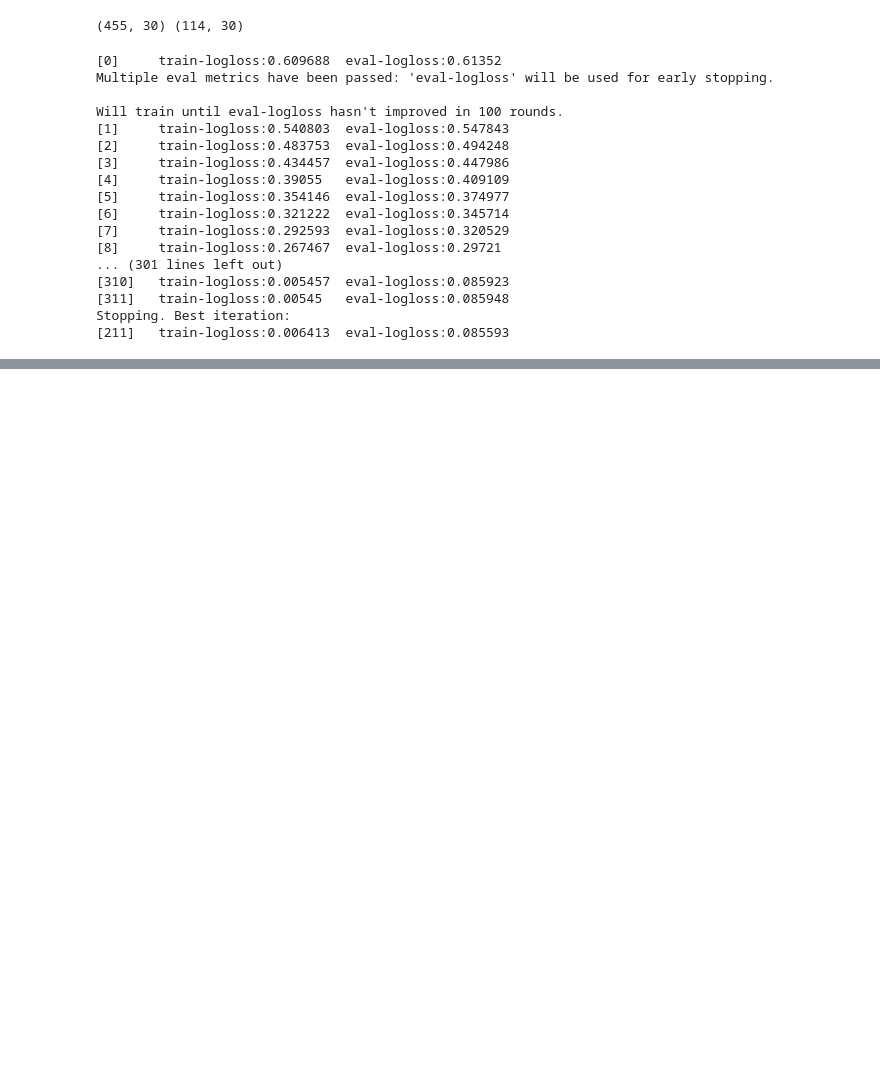
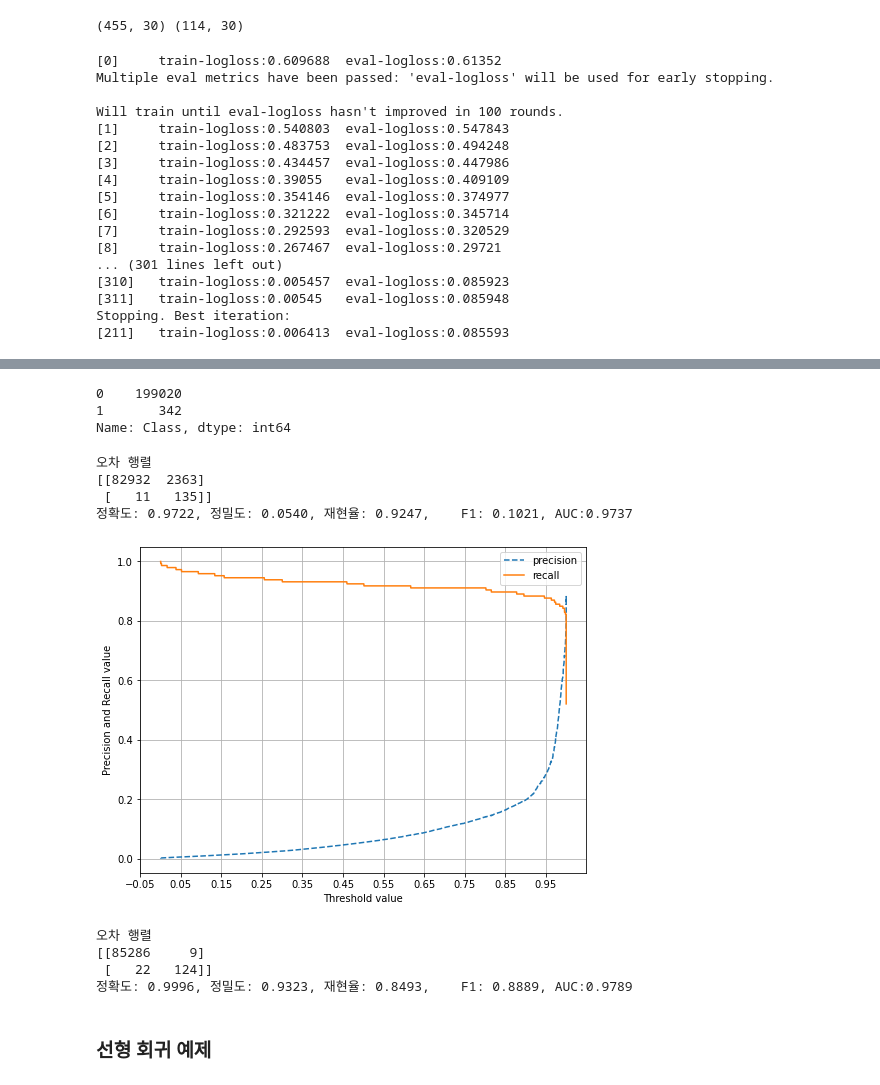
Before and after one commit to cabbi120101/TIL, a Jupyter notebook: ML/자습ML.ipynb, the cells around one changed output, grey strips where cells are left out. Cells and saved outputs as stored; diff of their text form; code cells hidden in the pictures; blank space fills up the shorter version.

```diff
--- a/ML/자습ML.ipynb
+++ b/ML/자습ML.ipynb
@@ -1684,0 +2074,76 @@ Stopping. Best iteration:
+# %%
+# 원래의 레이블 값 두 개 분포
+y_train.value_counts()
+# %% [output]
+0    199020
+1       342
+Name: Class, dtype: int64
+# %%
+# 증식된 데이터에 기반해서 로지스틱 회귀로 학습/예측/평가 수행
+
+lr_clf = LogisticRegression(solver='liblinear')
+get_model_train_eval(lr_clf, ftr_train=X_train_over, ftr_test=X_test, tgr_train=y_train_over, tgt_test=y_test)
+
+# 결과
+# 재현율 : 상당히 좋아졌음
+# 정밀도와 F1 스코어 : 엄청 떨어짐 (어이없는 수치)
+# 이 모델을 실제 적용하기는 힘듦 : 정밀도가 너무 낮기 때문에
+# %% [output]
+오차 행렬
+[[82932  2363]
+ [   11   135]]
+정확도: 0.9722, 정밀도: 0.0540, 재현율: 0.9247,    F1: 0.1021, AUC:0.9737
+# %%
+# 정밀도-재현율 곡선 시각화
+
+# 앞에서 사용한 것 그대로 복사해서 사용
+
+import matplotlib.pyplot as plt
+import matplotlib.ticker as ticker
+from sklearn.metrics import precision_recall_curve
+%matplotlib inline
+
+def precision_recall_curve_plot(y_test , pred_proba_c1):
+    # threshold ndarray와 이 threshold에 따른 정밀도, 재현율 ndarray 추출.
+    precisions, recalls, thresholds = precision_recall_curve( y_test, pred_proba_c1)
+
+    # X축을 threshold값으로, Y축은 정밀도, 재현율 값으로 각각 Plot 수행. 정밀도는 점선으로 표시
+    plt.figure(figsize=(8,6))
+    threshold_boundary = thresholds.shape[0]
+    plt.plot(thresholds, precisions[0:threshold_boundary], linestyle='--', label='precision')
+    plt.plot(thresholds, recalls[0:threshold_boundary],label='recall')
+
+    # threshold 값 X 축의 Scale을 0.1 단위로 변경
+    start, end = plt.xlim()
+    plt.xticks(np.round(np.arange(start, end, 0.1),2))
+
+    # x축, y축 label과 legend, 그리고 grid 설정
+    plt.xlabel('Threshold value'); plt.ylabel('Precision and Recall value')
+    plt.legend(); plt.grid()
+    plt.show()
+# %%
+precision_recall_curve_plot(y_test, lr_clf.predict_proba(X_test)[:, 1])
+# 재현율은 좋은데 정밀도가 너무 낮음 - 실제 적용하기 어려움
+# 부적합한 모델
+# %% [output]
+[figure, added]
+# %%
+# LightGBM 모델 적용
+lgbm_clf = LGBMClassifier(n_estimators=1000, num_leaves=64, n_jobs=-1, \
+                         boost_from_average=False)
+
+get_model_train_eval(lgbm_clf, ftr_train=X_train_over, ftr_test=X_test, tgr_train=y_train_over, tgt_test=y_test)
+
+# 결과
+# 재현율은 약가 높아짐
+# 정밀도 떨어짐
+# 정밀도를 희생시켜서 재현율을 높이는 결과로 추출되었음
+# LightGBM의 경우 전반적으로 향상되었고,
+# 특히 정밀도와 재현율을 상당한 수준으로 끌어 올릴 수 있었음
+# %% [output]
+오차 행렬
+[[85286     9]
+ [   22   124]]
+정확도: 0.9996, 정밀도: 0.9323, 재현율: 0.8493,    F1: 0.8889, AUC:0.9789
+# %% [markdown]
+### 선형 회귀 예제
```
Also changed, not shown: parts of 42 cells of this notebook.
